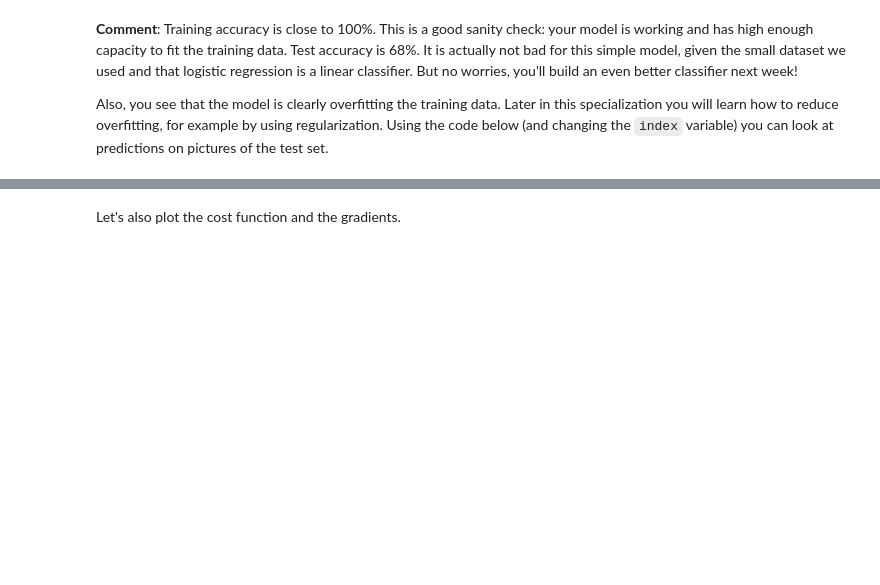
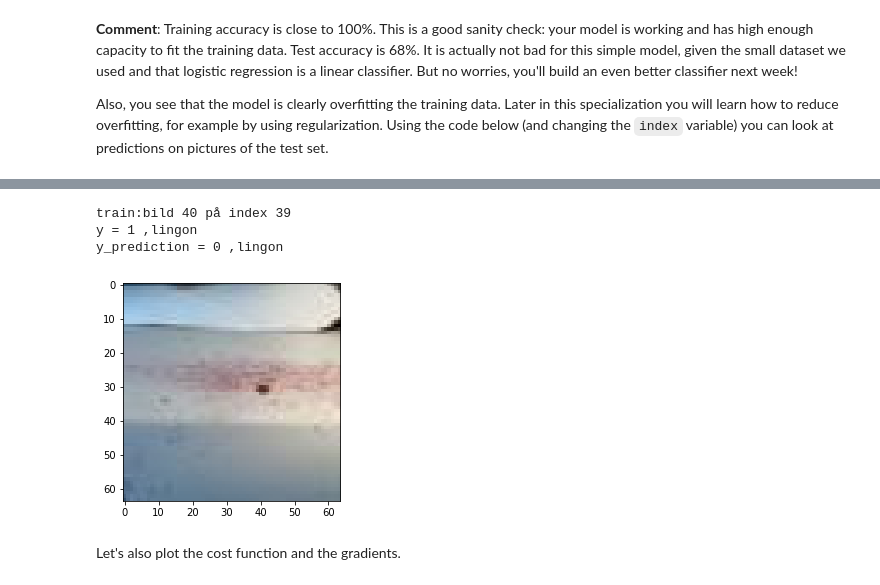
Before and after one commit to tomaslindstrom/lingon_logistic, a Jupyter notebook: Lingon_logistic_model.ipynb, the cells around one changed output, grey strips where cells are left out. Cells and saved outputs as stored; diff of their text form; code cells hidden in the pictures; blank space fills up the shorter version.

Commit message:
Update Lingon_logistic_model.ipynb
Update of the later analysis cells.

```diff
--- a/Lingon_logistic_model.ipynb
+++ b/Lingon_logistic_model.ipynb
@@ -941,3 +977,28 @@ TypeError: tuple indices must be integers or slices, not numpy.float64
+# %%
+# Choose set and index to gain out information from d -- dictionary containing information about the model.
+set_type = "train"      #Choose set e.g "test" or "train"
+index =39              # Set indexsätt in index, första bild har index 0
+
+#  Visual verification of Y_prediction_train from d--directory
+if set_type == "train":
+    y = train_set_y[0, index]
+    print(set_type+":bild "+ str(index+1)+ " på index "+ str(index))
+    print("y = " + str(train_set_y[0, index])+" ,"+classes[train_set_y[0, index]-1])
+    print("y_prediction = " + str(int(d["Y_prediction_train"][0,index]))+" ,"+classes[train_set_y[0, index]-1])
+    plt.imshow(train_set_x_orig[index,:])
+
+# Visual verification of Y_prediction_test from d--directory
+elif set_type == "test":
+    y = test_set_y[0, index]
+    print(set_type+":bild "+ str(index+1)+ " på index "+ str(index))
+    print("y = " + str(test_set_y[0, index])+" ,"+classes[test_set_y[0, index]-1])
+    print("y_prediction = " + str(int(d["Y_prediction_test"][0,index]))+" ,"+classes[test_set_y[0, index]-1])
+    plt.imshow(test_set_x_orig[index,:])
+# %% [output]
+train:bild 40 på index 39
+y = 1 ,lingon
+y_prediction = 0 ,lingon
+[figure, added]
 # %% [markdown]
 Let's also plot the cost function and the gradients.
 # %%
```
Also changed, not shown: parts of 5 cells of this notebook.
